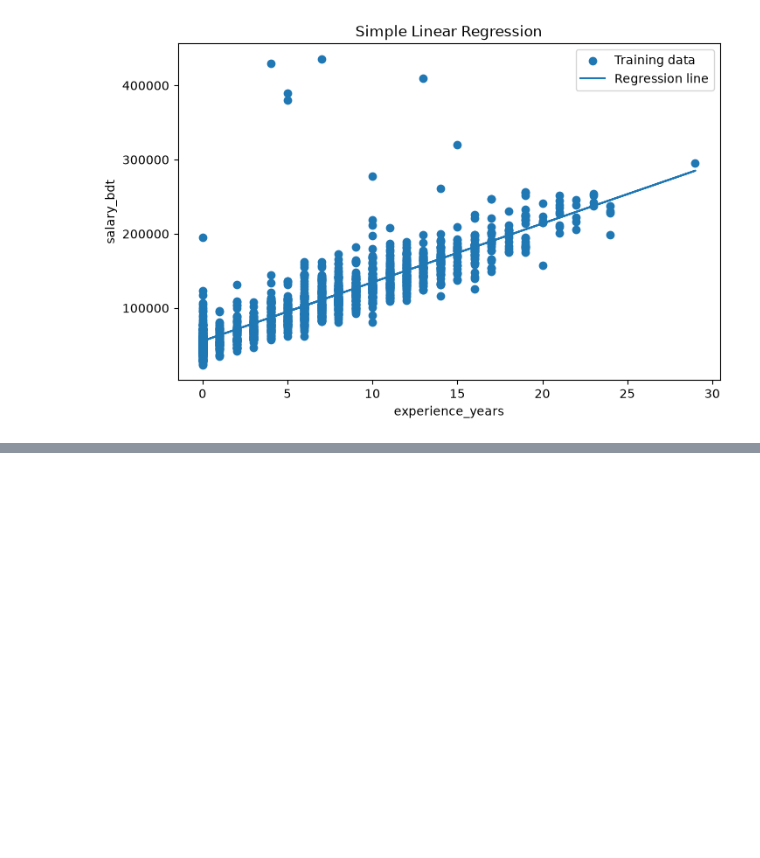
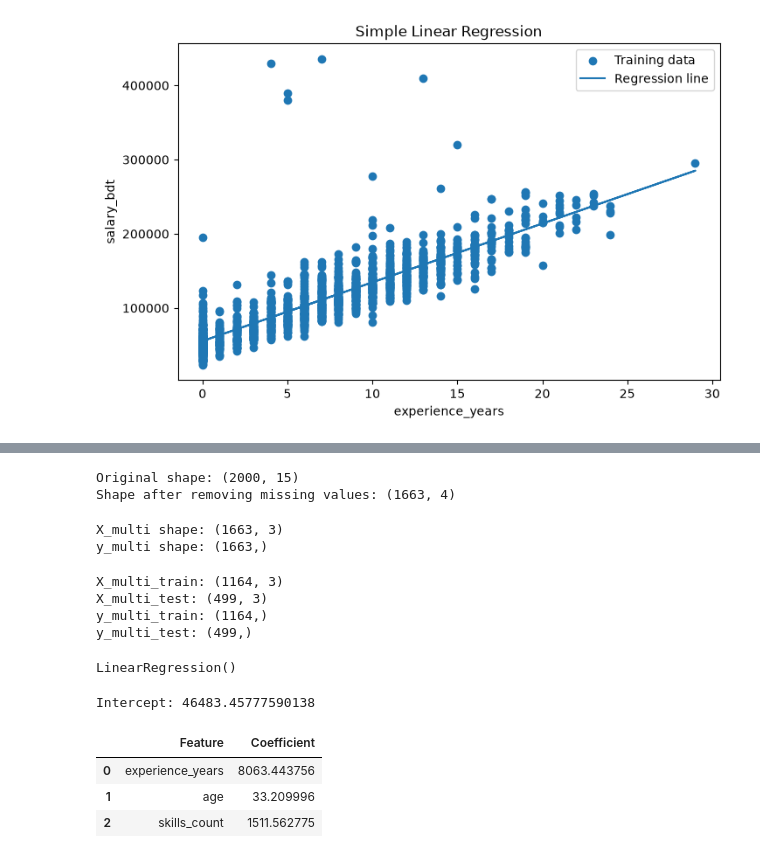
Before and after one commit to nguyenminhhieu108/Assign_4, a Jupyter notebook: main.ipynb, the cells around one changed output, grey strips where cells are left out. Saved outputs shown, nothing was run; the diff lists cells and outputs as text; code cells hidden in the pictures; blank space fills up the shorter version.

```diff
--- a/main.ipynb
+++ b/main.ipynb
@@ -271,0 +305,67 @@ plt.show()
+# %%
+# Xử lý missing values
+multi_data = salary_data[
+    ['experience_years', 'age', 'skills_count', 'salary_bdt']
+].dropna()
+
+print("Original shape:", salary_data.shape)
+print("Shape after removing missing values:", multi_data.shape)
+# %% [output]
+Original shape: (2000, 15)
+Shape after removing missing values: (1663, 4)
+# %%
+# Tạo x, y
+X_multi = multi_data[
+    ['experience_years', 'age', 'skills_count']
+]
+
+y_multi = multi_data['salary_bdt']
+
+print("X_multi shape:", X_multi.shape)
+print("y_multi shape:", y_multi.shape)
+# %% [output]
+X_multi shape: (1663, 3)
+y_multi shape: (1663,)
+# %%
+# Chia train và test cho mô hình hồi quy tuyến tính đa biến
+X_multi_train, X_multi_test, y_multi_train, y_multi_test = train_test_split(
+    X_multi,
+    y_multi,
+    test_size=0.3,
+    random_state=4
+)
+
+print("X_multi_train:", X_multi_train.shape)
+print("X_multi_test:", X_multi_test.shape)
+print("y_multi_train:", y_multi_train.shape)
+print("y_multi_test:", y_multi_test.shape)
+# %% [output]
+X_multi_train: (1164, 3)
+X_multi_test: (499, 3)
+y_multi_train: (1164,)
+y_multi_test: (499,)
+# %%
+multi_model = LinearRegression()
+multi_model.fit(
+    X_multi_train,
+    y_multi_train
+)
+# %% [output]
+LinearRegression()
+# %%
+multi_intercept = multi_model.intercept_
+
+print("Intercept:", multi_intercept)
+
+multi_coefficients = pd.DataFrame({
+    'Feature': X_multi.columns,
+    'Coefficient': multi_model.coef_
+})
+
+multi_coefficients
+# %% [output]
+Intercept: 46483.45777590138
+|  | Feature | Coefficient |
+| 0 | experience_years | 8063.443756 |
+| 1 | age | 33.209996 |
+| 2 | skills_count | 1511.562775 |
```
Also changed, not shown: parts of 21 cells of this notebook.
